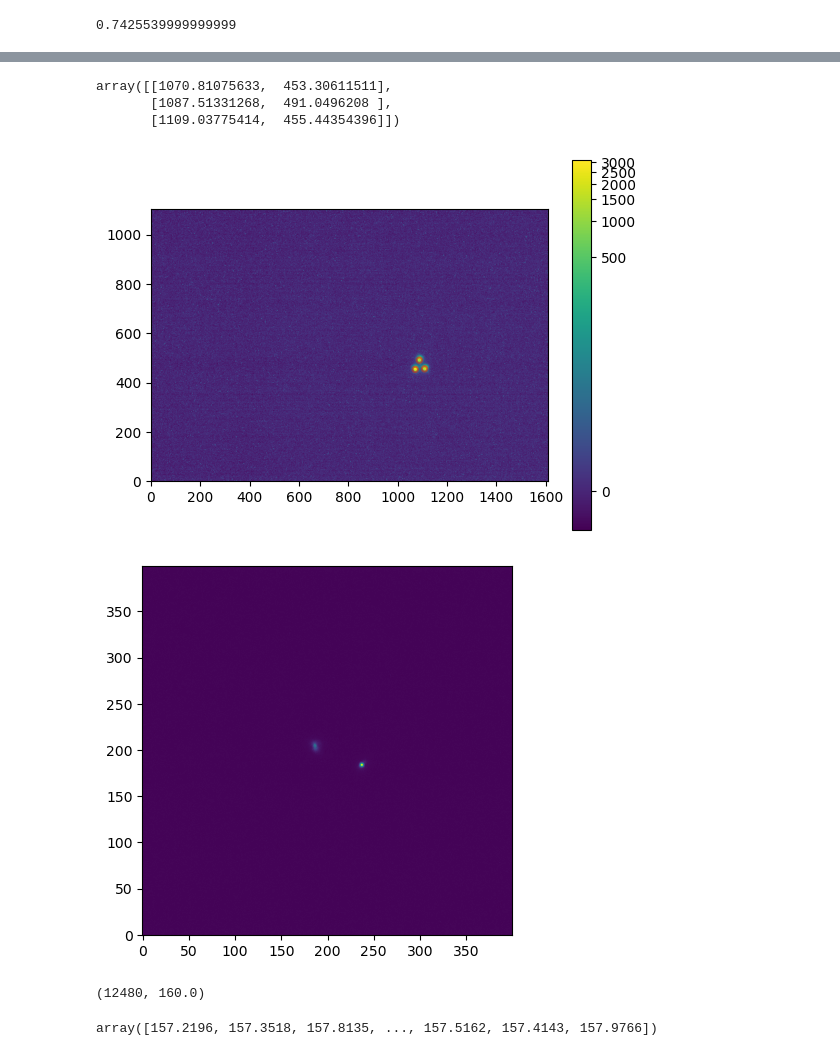
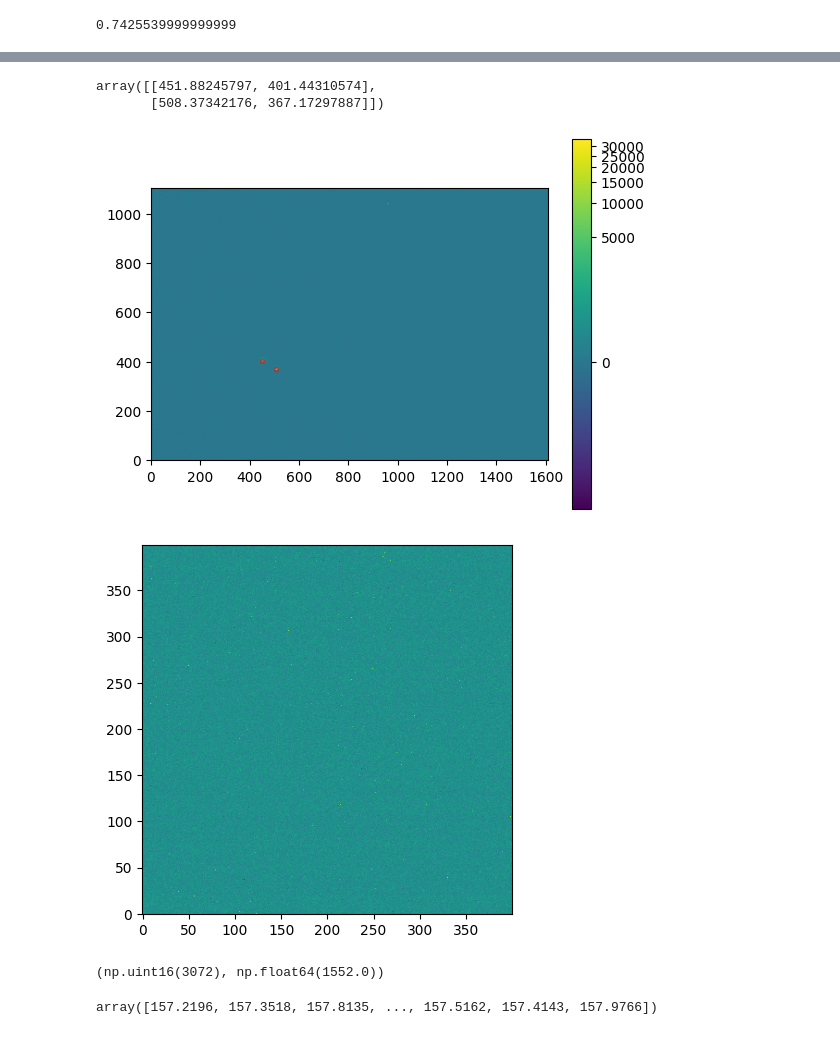
Before and after one commit to tepickering/ser_utils, a Jupyter notebook: notebooks/dimm_dev.ipynb, the cells around one changed output, grey strips where cells are left out. Drawn from its saved outputs; the diff is of its cells as text; code cells hidden in the pictures.

Commit message:
up the threshold for find apertures

```diff
--- a/notebooks/dimm_dev.ipynb
+++ b/notebooks/dimm_dev.ipynb
@@ -93,6 +93,7 @@ testfile = Path.home() / "SAAO/timdimm_data/indi_2023-07-03/peacock.ser"
 testfile = Path.home() / "find_boxes.ser"
 testfile = Path.home() / "SAAO/bad4.ser"
 testfile = Path.home() / "MMT/fassdimm_data/20241025/bad1.ser"
+testfile = Path.home() / "MMT/fassdimm_data/bad_dec.ser"
 #testfile = Path.home() / "SAAO/seeing_2024-04-30T04:30+02:00.ser"
 #testfile = Path.home() / "SAAO/seeing_2024-05-05T01:57+02:00.ser"
 #testfile = Path.home() / "SAAO/timdimm_data/indi_2023-12-08/indi_record_2023-12-08@20-48-35.ser"
@@ -109,25 +110,24 @@ results["seeing"], results['N_bad']
 # %%
-aperture_data = load_ser_file(Path.home() / "MMT/fassdimm_data/20241025/find_boxes.ser")
+aperture_data = load_ser_file(Path.home() / "MMT/fassdimm_data/bad_find_boxes.ser")
 aperture_image = np.mean(aperture_data['data'], axis=0)
-aps = find_apertures(aperture_image, ap_size=11, brightest=3, plot=True)
+aps = find_apertures(aperture_image, threshold=25, brightest=2, plot=True)
 ap_stats = ApertureStats(aperture_image, aps[0])
 centroids = ap_stats.centroid
 centroids
 # %% [output]
-array([[1070.81075633,  453.30611511],
-       [1087.51331268,  491.0496208 ],
-       [1109.03775414,  455.44354396]])
+array([[451.88245797, 401.44310574],
+       [508.37342176, 367.17297887]])
-[figure, old version]
+[figure, new version]
 # %%
 fig, ax = plt.subplots()
-idx = 50
+idx = 0
 #ax.imshow(np.mean(d["data"][1005:1006], axis=0), origin="lower")
 ax.imshow(d["data"][idx], origin="lower")
 plt.show()
 d["data"][idx].max(), np.median(d["data"][idx])
 # %% [output]
-[figure, old version]
+[figure, new version]
-(12480, 160.0)
+(np.uint16(3072), np.float64(1552.0))
 # %%
 np.mean(d["data"], axis=(1,2))
 # %% [output]
```
Also changed, not shown: parts of 1 cell of this notebook, 1 other file.
